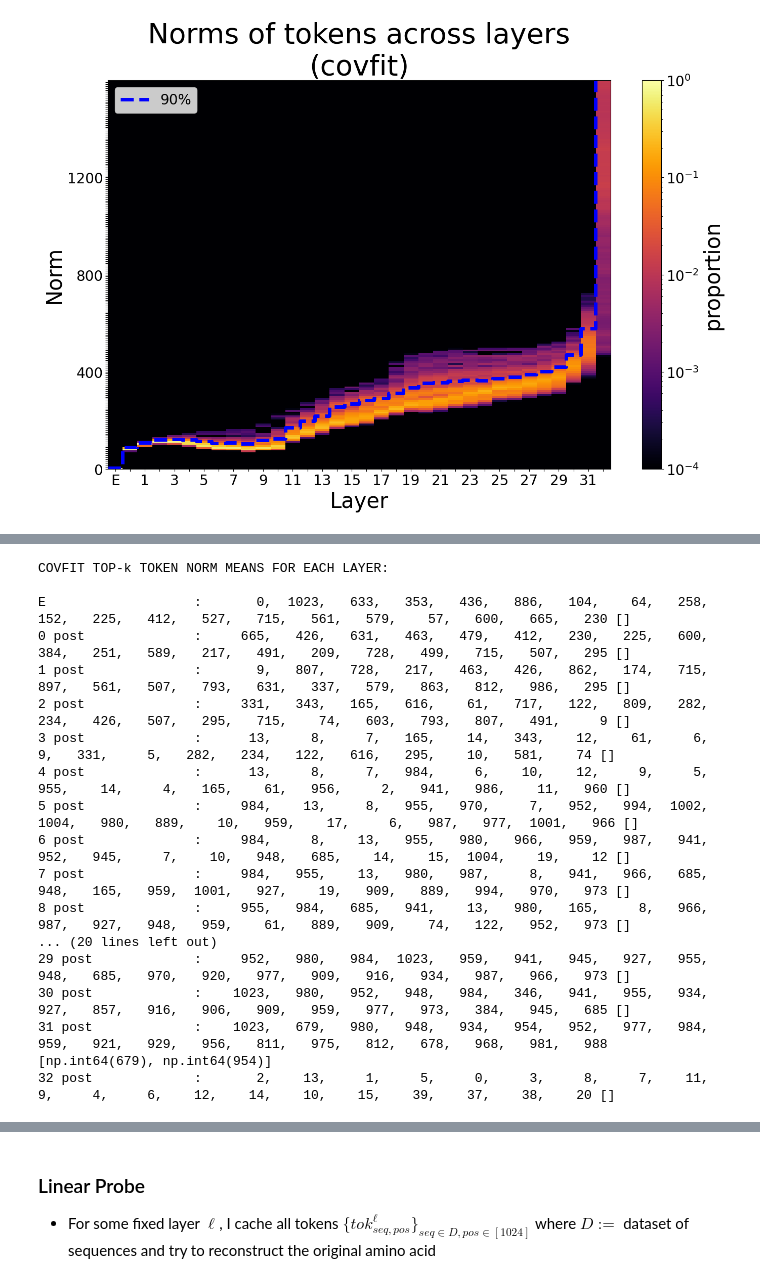
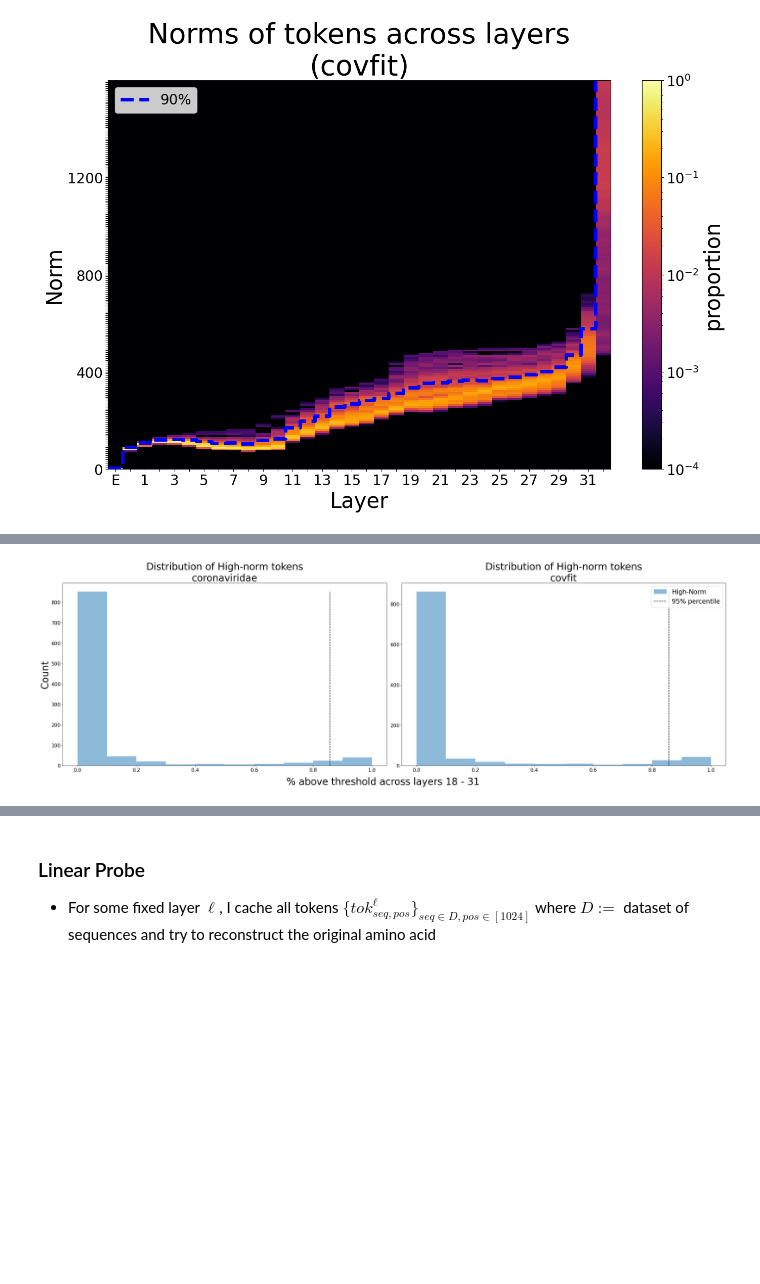
Before and after one commit to blab/mutational-embedding-vectors, a Jupyter notebook: notebooks/ex32_conserved_sites.ipynb, the cells around one changed output, grey strips where cells are left out. Cells and saved outputs as stored; diff of their text form; code cells hidden in the pictures; blank space fills up the shorter version.

```diff
--- a/notebooks/ex32_conserved_sites.ipynb
+++ b/notebooks/ex32_conserved_sites.ipynb
@@ -448,7 +450,7 @@ def get_seq_norms(
 
     return rand_seqs_norms
 # %%
-def make_norm_heatmap(layer_tok_norms, bins):
+def make_norm_heatmap(layer_tok_norms, bins, device=device):
     """
     layer_tok_norms: Tensor[n_layers+1, -1] (+1 for embedding) where each element is of the form (n_seq * n_ctx)
     bins: bins with which to take histogram of data
@@ -458,9 +460,9 @@ def make_norm_heatmap(layer_tok_norms, bins):
     """
     n_layers_p1 = len(layer_tok_norms)
     n_bins = len(bins) - 1
-    density_map = torch.empty((n_layers_p1, n_bins))
+    density_map = torch.empty((n_layers_p1, n_bins)).to(device)
     for l in range(n_layers_p1):
-        vals = torch.histogram(input=layer_tok_norms[l].ravel(), bins=bins).hist
+        vals = torch.histogram(input=layer_tok_norms[l].ravel().cpu(), bins=bins).hist.to(device)
         density_map[l,:] = vals / vals.sum()
     return density_map
 # %%
@@ -489,7 +491,7 @@ norm_quantiles_covfit = get_seq_norm_percentile(seq_norms_covfit)
 eps = 1e-4
 for model_type, density_map, norm_quantiles in zip(["coronaviridae", "covfit"], [density_map_coronaviridae, density_map_covfit], [norm_quantiles_coronaviridae, norm_quantiles_covfit]):
     fig, ax = plt.subplots(1,1,figsize=(14,10))
-    ret = ax.imshow(density_map.T + eps, origin='lower', aspect='auto', norm=LogNorm(vmin=eps, vmax=1+eps), cmap="inferno")
+    ret = ax.imshow(density_map.T.cpu() + eps, origin='lower', aspect='auto', norm=LogNorm(vmin=eps, vmax=1+eps), cmap="inferno")
     cbar = plt.colorbar(ret)
     cbar.ax.tick_params(labelsize=20)
     cbar.set_label("proportion", fontsize=30)
@@ -510,13 +515,20 @@ for model_type, density_map, norm_quantiles in zip(["coronaviridae", "covfit"],
 # %%
 def get_high_norm_distr(
     seq_norm,
-    quantiles
+    quantiles,
+    key_layer_start=key_layer_start,
+    key_layer_end=key_layer_end
 ):
     """
     seq_norm: Tensor[n_layers + 1, num_seq, seq_len]
     quantiles: Tensor[n_layers + 1]
     """
 
-    high_norm_distr = (seq_norm >= quantiles[:, None, None]).view(-1, seq_norm.shape[-1]).to(float).mean(dim=0) #[seq_len]
+    seq_norm_layer_clipped = seq_norm[key_layer_start+1:key_layer_end+1]
+    quantiles_layer_clipped = quantiles[key_layer_start+1:key_layer_end+1]
+
+    high_norm_distr = (seq_norm_layer_clipped >= quantiles_layer_clipped[:, None, None]).view(-1, seq_norm.shape[-1]).to(float).mean(dim=0) #[seq_len]
     return high_norm_distr
+
 high_norm_distr_coronaviridae = get_high_norm_distr(seq_norms_coronaviridae, norm_quantiles_coronaviridae)
+high_norm_distr_covfit = get_high_norm_distr(seq_norms_covfit, norm_quantiles_covfit)
@@ -553,26 +534,0 @@ E                   :       0,  1023,   633,   353,   436,   886,   104,    64,
-# %%
-interesting_sites = [*COVARYING_SITE_SETS[0], *COVARYING_SITE_SETS[1]]
-print("COVFIT TOP-k TOKEN NORM MEANS FOR EACH LAYER:\n")
-for j in range(hooked_esm.cfg.n_layers + 1):
-    layer_name = "E" if j == 0 else f"{j - 1} post"
-    topk_toks = seq_norms_covfit[j].mean(dim=0).topk(k=topk).indices.cpu().numpy()
-    hot_spots_covfit[j,:] = topk_toks
-    print(f"%-20s:\t"%layer_name, ",  ".join(["%4s"%(f"{x}") for x in list(topk_toks)]), [x for x in topk_toks if x in interesting_sites])
-# %% [output]
-COVFIT TOP-k TOKEN NORM MEANS FOR EACH LAYER:
-
-E                   :       0,  1023,   633,   353,   436,   886,   104,    64,   258,   152,   225,   412,   527,   715,   561,   579,    57,   600,   665,   230 []
-0 post              :     665,   426,   631,   463,   479,   412,   230,   225,   600,   384,   251,   589,   217,   491,   209,   728,   499,   715,   507,   295 []
-1 post              :       9,   807,   728,   217,   463,   426,   862,   174,   715,   897,   561,   507,   793,   631,   337,   579,   863,   812,   986,   295 []
-2 post              :     331,   343,   165,   616,    61,   717,   122,   809,   282,   234,   426,   507,   295,   715,    74,   603,   793,   807,   491,     9 []
-3 post              :      13,     8,     7,   165,    14,   343,    12,    61,     6,     9,   331,     5,   282,   234,   122,   616,   295,    10,   581,    74 []
-4 post              :      13,     8,     7,   984,     6,    10,    12,     9,     5,   955,    14,     4,   165,    61,   956,     2,   941,   986,    11,   960 []
-5 post              :     984,    13,     8,   955,   970,     7,   952,   994,  1002,  1004,   980,   889,    10,   959,    17,     6,   987,   977,  1001,   966 []
-6 post              :     984,     8,    13,   955,   980,   966,   959,   987,   941,   952,   945,     7,    10,   948,   685,    14,    15,  1004,    19,    12 []
-7 post              :     984,   955,    13,   980,   987,     8,   941,   966,   685,   948,   165,   959,  1001,   927,    19,   909,   889,   994,   970,   973 []
-8 post              :     955,   984,   685,   941,    13,   980,   165,     8,   966,   987,   927,   948,   959,    61,   889,   909,    74,   122,   952,   973 []
-... (20 lines left out)
-29 post             :     952,   980,   984,  1023,   959,   941,   945,   927,   955,   948,   685,   970,   920,   977,   909,   916,   934,   987,   966,   973 []
-30 post             :    1023,   980,   952,   948,   984,   346,   941,   955,   934,   927,   857,   916,   906,   909,   959,   977,   973,   384,   945,   685 []
-31 post             :    1023,   679,   980,   948,   934,   954,   952,   977,   984,   959,   921,   929,   956,   811,   975,   812,   678,   968,   981,   988 [np.int64(679), np.int64(954)]
-32 post             :       2,    13,     1,     5,     0,     3,     8,     7,    11,     9,     4,     6,    12,    14,    10,    15,    39,    37,    38,    20 []
@@ -588,3 +535,35 @@ hot_spots_covfit = topk_to_counts(hot_spots_covfit)
+# %%
+def plot_norm(
+    high_norm_distr_list,
+    high_norm_name_list,
+    key_layer_start=key_layer_start,
+    key_layer_end=key_layer_end,
+    save_file=None
+):
+    fig,ax = plt.subplots(1,2,figsize=(30,10))
+    for i, (norm_name, norm_data) in enumerate(zip(high_norm_name_list, high_norm_distr_list)):
+        q90 = torch.quantile(norm_data, 0.95)
+        counts, _, _ = ax[i].hist(norm_data, label="High-Norm", alpha=0.5)
+        ax[i].plot([q90,q90], [0,counts.max()], linestyle="dashed", color="black", label="95% percentile")
+        ax[i].tick_params(axis="both", which="major", labelsize=15)
+        ax[i].set_title(f"Distribution of High-norm tokens\n{norm_name}",fontsize=30)
+    ax[-1].legend(fontsize=20, loc="upper right")
+    ax[0].set_ylabel("Count",fontsize=30)
+    fig.supxlabel(f"% above threshold across layers {key_layer_start} - {key_layer_end - 1}", fontsize=30)
+    fig.tight_layout()
+    if save_file:
+        plt.savefig(save_file)
+    plt.show()
+
+plot_norm(
+    [x.cpu() for x in [high_norm_distr_coronaviridae, high_norm_distr_covfit]],
+    ["coronaviridae", "covfit"],
+    save_file="../figures/high_norm_distr.png",
+    key_layer_start=key_layer_start,
+    key_layer_end=key_layer_end
+)
+# %% [output]
+[figure, added]
 # %%
 # calculating shannon entropy
 actual_seqs = rand_seqs
```
Also changed, not shown: parts of 29 cells of this notebook, 1 other file.
